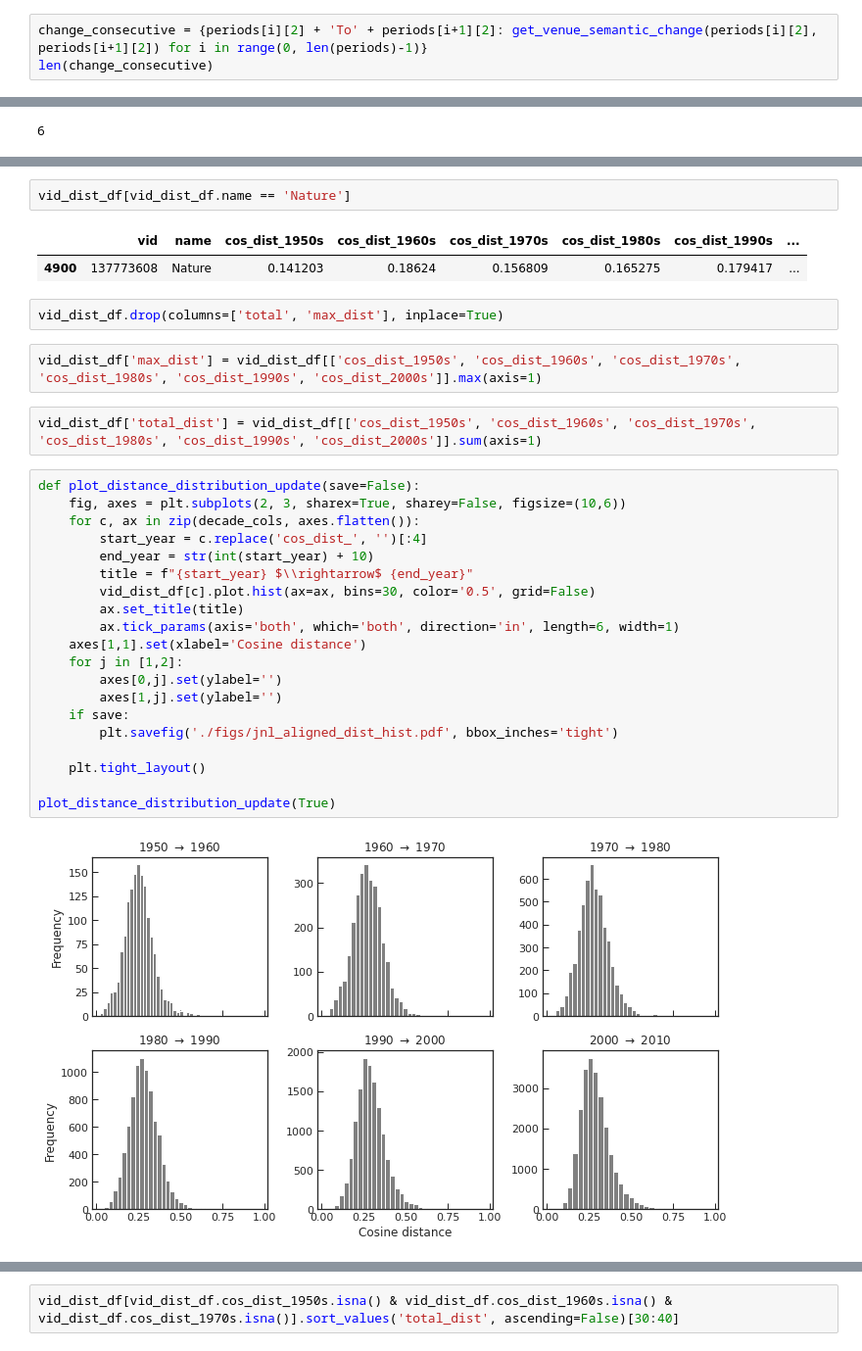
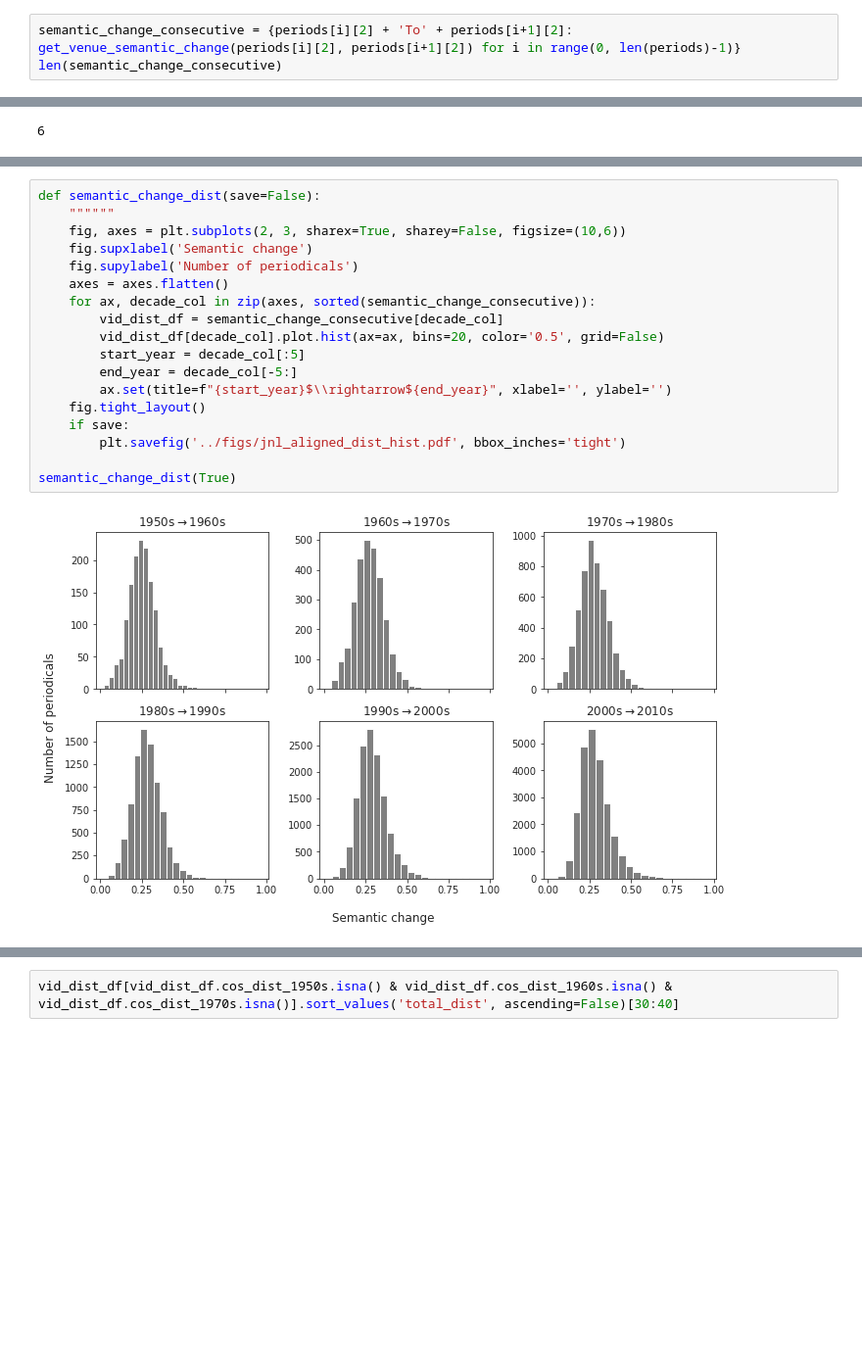
Before and after one commit to netknowledge/diachronic-p2v, a Jupyter notebook: semantic_change/semantic_change_global.ipynb, the cells around one changed output, grey strips where cells are left out. Shown at 98% size. Drawn from its saved outputs; the diff is of its cells as text; blank space fills up the shorter version.

```diff
--- a/semantic_change/semantic_change_global.ipynb
+++ b/semantic_change/semantic_change_global.ipynb
@@ -71,8 +71,8 @@ def get_venue_semantic_change(t1, t2):
         df = df.merge(vid_label, how='left')
     return df
 # %%
-change_consecutive = {periods[i][2] + 'To' + periods[i+1][2]: get_venue_semantic_change(periods[i][2], periods[i+1][2]) for i in range(0, len(periods)-1)}
-len(change_consecutive)
+semantic_change_consecutive = {periods[i][2] + 'To' + periods[i+1][2]: get_venue_semantic_change(periods[i][2], periods[i+1][2]) for i in range(0, len(periods)-1)}
+len(semantic_change_consecutive)
 # %% [output]
 1500
 2809
@@ -159,33 +135,20 @@ vids = set().union(*[list(d.keys()) for d in result])
-# %%
-vid_dist_df[vid_dist_df.name == 'Nature']
-# %% [output]
-|  | vid | name | cos_dist_1950s | cos_dist_1960s | cos_dist_1970s | cos_dist_1980s | cos_dist_1990s | ... |
-| 4900 | 137773608 | Nature | 0.141203 | 0.18624 | 0.156809 | 0.165275 | 0.179417 | ... |
-# %%
-vid_dist_df.drop(columns=['total', 'max_dist'], inplace=True)
-# %%
-vid_dist_df['max_dist'] = vid_dist_df[['cos_dist_1950s', 'cos_dist_1960s', 'cos_dist_1970s', 'cos_dist_1980s', 'cos_dist_1990s', 'cos_dist_2000s']].max(axis=1)
-# %%
-vid_dist_df['total_dist'] = vid_dist_df[['cos_dist_1950s', 'cos_dist_1960s', 'cos_dist_1970s', 'cos_dist_1980s', 'cos_dist_1990s', 'cos_dist_2000s']].sum(axis=1)
 # %%
-def plot_distance_distribution_update(save=False):
+def semantic_change_dist(save=False):
+    """"""
     fig, axes = plt.subplots(2, 3, sharex=True, sharey=False, figsize=(10,6))
-    for c, ax in zip(decade_cols, axes.flatten()):
-        start_year = c.replace('cos_dist_', '')[:4]
-        end_year = str(int(start_year) + 10)
-        title = f"{start_year} $\\rightarrow$ {end_year}"
-        vid_dist_df[c].plot.hist(ax=ax, bins=30, color='0.5', grid=False)
-        ax.set_title(title)
-        ax.tick_params(axis='both', which='both', direction='in', length=6, width=1)
-    axes[1,1].set(xlabel='Cosine distance')
-    for j in [1,2]:
-        axes[0,j].set(ylabel='')
-        axes[1,j].set(ylabel='')
+    fig.supxlabel('Semantic change')
+    fig.supylabel('Number of periodicals')
+    axes = axes.flatten()
+    for ax, decade_col in zip(axes, sorted(semantic_change_consecutive)):
+        vid_dist_df = semantic_change_consecutive[decade_col]
+        vid_dist_df[decade_col].plot.hist(ax=ax, bins=20, color='0.5', grid=False)
+        start_year = decade_col[:5]
+        end_year = decade_col[-5:]
+        ax.set(title=f"{start_year}$\\rightarrow${end_year}", xlabel='', ylabel='')
+    fig.tight_layout()
     if save:
-        plt.savefig('./figs/jnl_aligned_dist_hist.pdf', bbox_inches='tight')
+        plt.savefig('../figs/jnl_aligned_dist_hist.pdf', bbox_inches='tight')
 
-    plt.tight_layout()
-
-plot_distance_distribution_update(True)
+semantic_change_dist(True)
 # %% [output]
-[figure, old version]
+[figure, new version]
```
Also changed, not shown: parts of 19 cells of this notebook.
